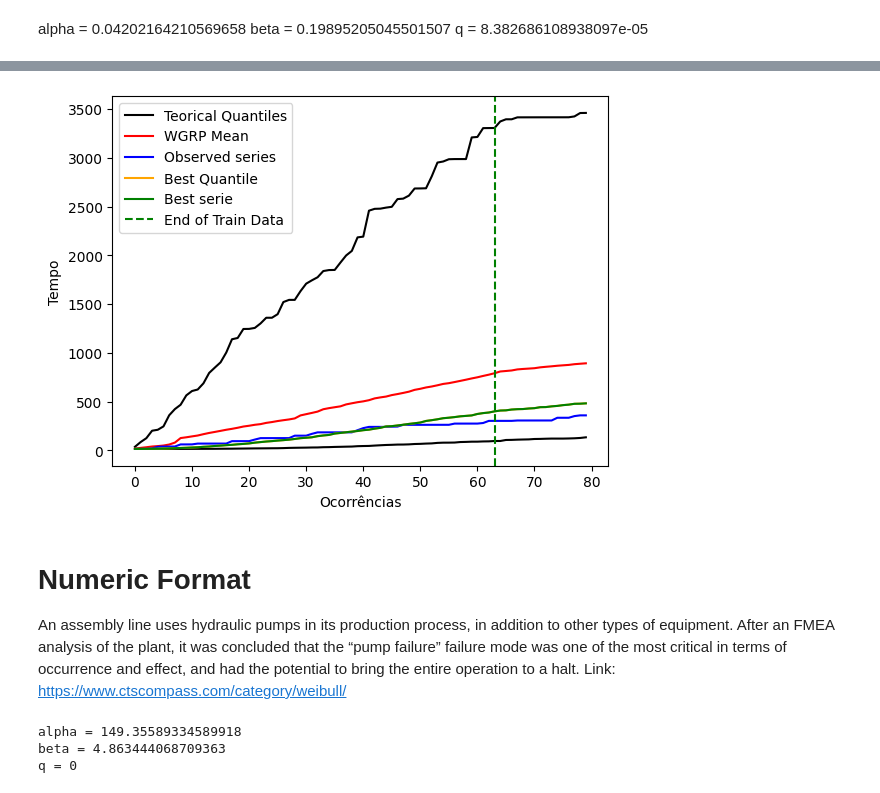
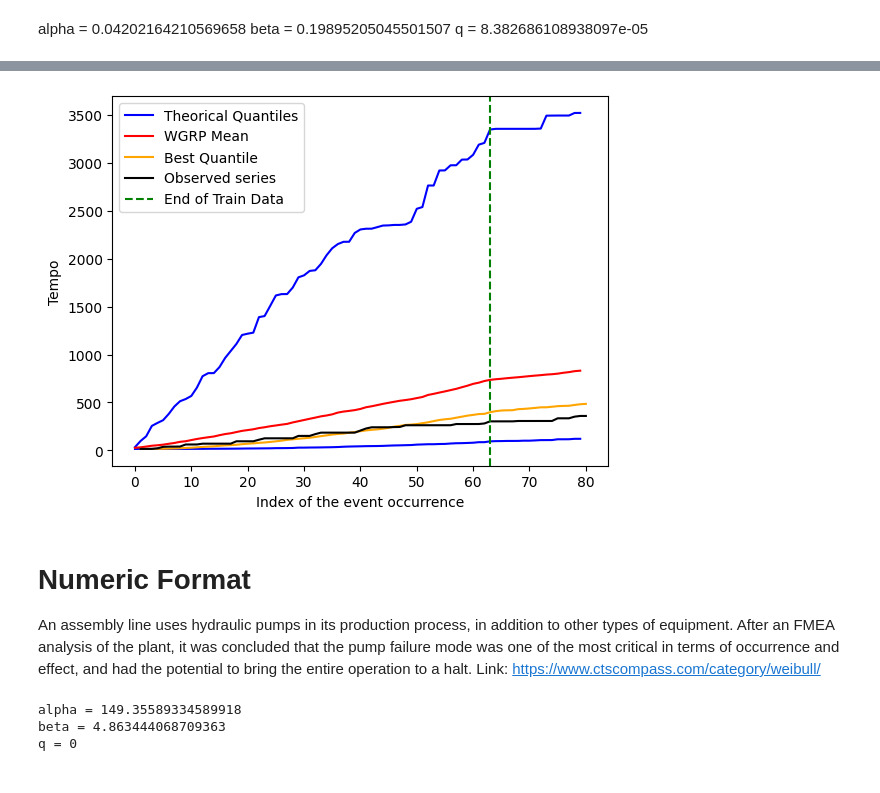
Before and after one commit to danttis/wgrp, a Jupyter notebook: Example_of_use.ipynb, the cells around one changed output, grey strips where cells are left out. Cells and saved outputs as stored; diff of their text form; code cells hidden in the pictures.

```diff
--- a/Example_of_use.ipynb
+++ b/Example_of_use.ipynb
@@ -114,23 +162,9 @@ plt.show()
-# %%
-fig, ax = plt.subplots()
-# for i in range(boot.shape[0]):
-#     ax.plot(accumulate_values(boot[i, :]), label=None, color='gray', linewidth=0.5)
-ax.plot(wgrp.quantile_s, label='Teorical Quantiles', color='black')
-ax.plot(predict['Mean'], label='WGRP Mean', color='red')
-
-ax.plot(serie_real, label='Observed series', color='blue')
-ax.plot(wgrp.quantile_i, label=None, color='black')
-ax.plot(wgrp.quantile_n, label='Best Quantile', color='orange')
-ax.plot(wgrp.best_prediction, label='Best serie', color='green')
-ax.axvline(x=len(train['date'])-1, color='green', linestyle='--', label='End of Train Data')
-ax.legend()
-ax.set_xlabel('Ocorrências')
-ax.set_ylabel('Tempo')
-plt.show()
-# %% [output]
-[figure, removed]
+# %%
+wgrp_plot(None, wgrp, predict, target = real_series, trainSize=len(train['date'])-1)
+# %% [output]
+[figure, added]
 # %% [markdown]
 # Numeric Format
 
-An assembly line uses hydraulic pumps in its production process, in addition to other types of equipment. After an FMEA analysis of the plant, it was concluded that the “pump failure” failure mode was one of the most critical in terms of occurrence and effect, and had the potential to bring the entire operation to a halt. Link: https://www.ctscompass.com/category/weibull/
+An assembly line uses hydraulic pumps in its production process, in addition to other types of equipment. After an FMEA analysis of the plant, it was concluded that the pump failure mode was one of the most critical in terms of occurrence and effect, and had the potential to bring the entire operation to a halt. Link: https://www.ctscompass.com/category/weibull/
 # %%
```
Also changed, not shown: parts of 22 cells of this notebook, 2 other files.
